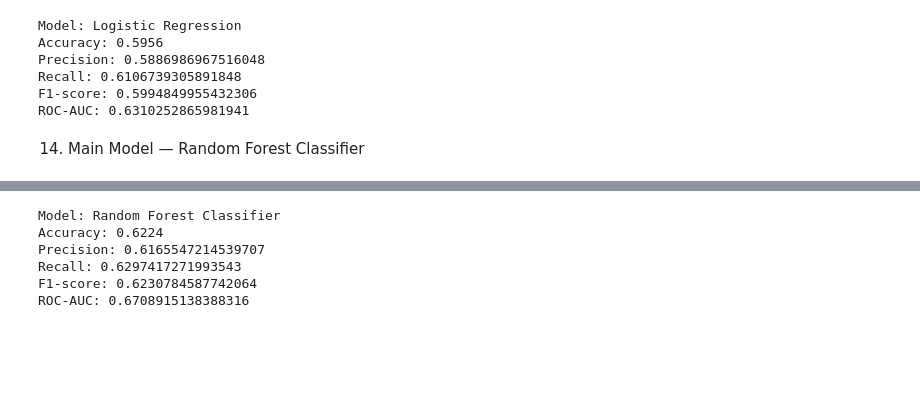
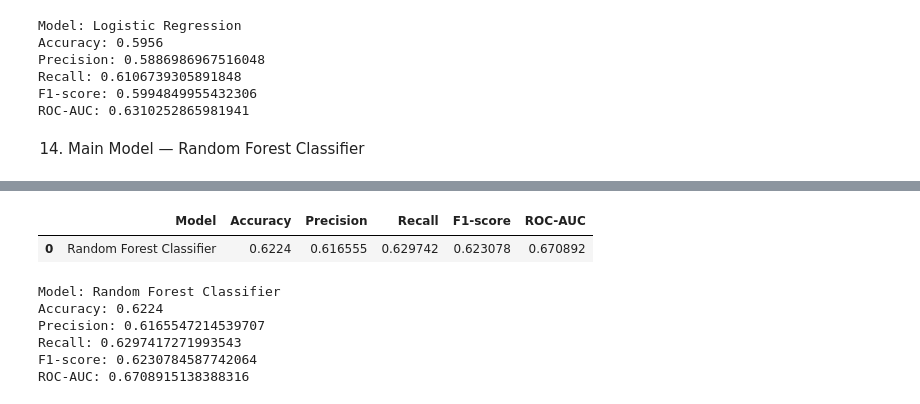
Before and after one commit to joer2040/final, a Jupyter notebook: final.ipynb, the cells around one changed output, grey strips where cells are left out. Drawn from its saved outputs; the diff is of its cells as text; code cells hidden in the pictures; blank space fills up the shorter version.

```diff
--- a/final.ipynb
+++ b/final.ipynb
@@ -376,3 +340,17 @@ Pipeline(steps=[('preprocessor',
+# %%
+rf_results = pd.DataFrame({
+    "Model": ["Random Forest Classifier"],
+    "Accuracy": [accuracy_score(y_test, y_pred_rf)],
+    "Precision": [precision_score(y_test, y_pred_rf)],
+    "Recall": [recall_score(y_test, y_pred_rf)],
+    "F1-score": [f1_score(y_test, y_pred_rf)],
+    "ROC-AUC": [roc_auc_score(y_test, y_proba_rf)]
+})
+
+rf_results
+# %% [output]
+|  | Model | Accuracy | Precision | Recall | F1-score | ROC-AUC |
+| 0 | Random Forest Classifier | 0.6224 | 0.616555 | 0.629742 | 0.623078 | 0.670892 |
 # %%
 y_pred_rf = rf_model.predict(X_test)
 y_proba_rf = rf_model.predict_proba(X_test)[:, 1]
```
Also changed, not shown: parts of 3 cells of this notebook.
